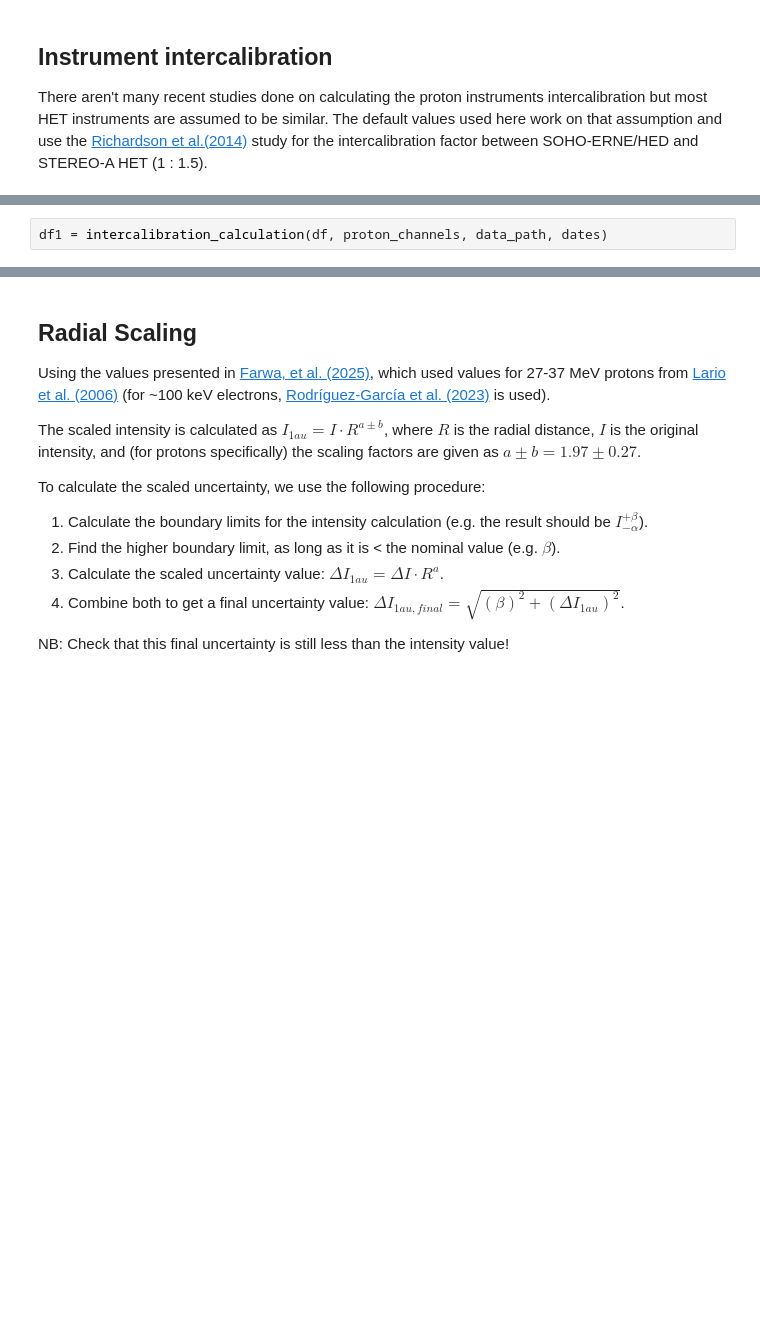
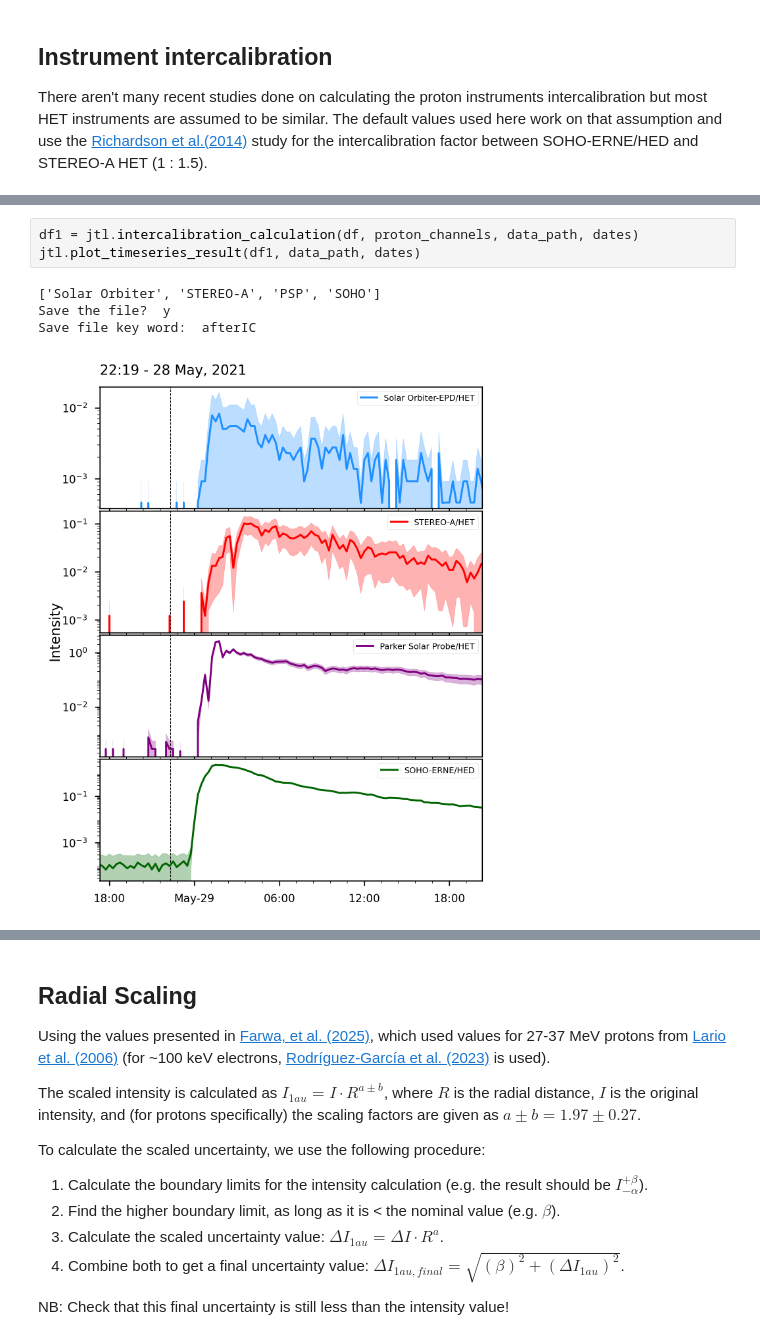
Before and after one commit to JaxLang/JTL_SEPDistributionTool, a Jupyter notebook: JTL_SOLER_SEPspreadtool.ipynb, the cells around one changed output, grey strips where cells are left out. Cells and saved outputs as stored; diff of their text form; blank space fills up the shorter version.

```diff
--- a/JTL_SOLER_SEPspreadtool.ipynb
+++ b/JTL_SOLER_SEPspreadtool.ipynb
@@ -140,4 +156,10 @@ def intercalibration_calculation(df, observer_metadict, data_path, dates):
 # %%
-df1 = intercalibration_calculation(df, proton_channels, data_path, dates)
+df1 = jtl.intercalibration_calculation(df, proton_channels, data_path, dates)
+jtl.plot_timeseries_result(df1, data_path, dates)
+# %% [output]
+['Solar Orbiter', 'STEREO-A', 'PSP', 'SOHO']
+Save the file?  y
+Save file key word:  afterIC
+[figure, added]
 # %%
 df1
```
Also changed, not shown: parts of 10 cells of this notebook, 1 other file.
